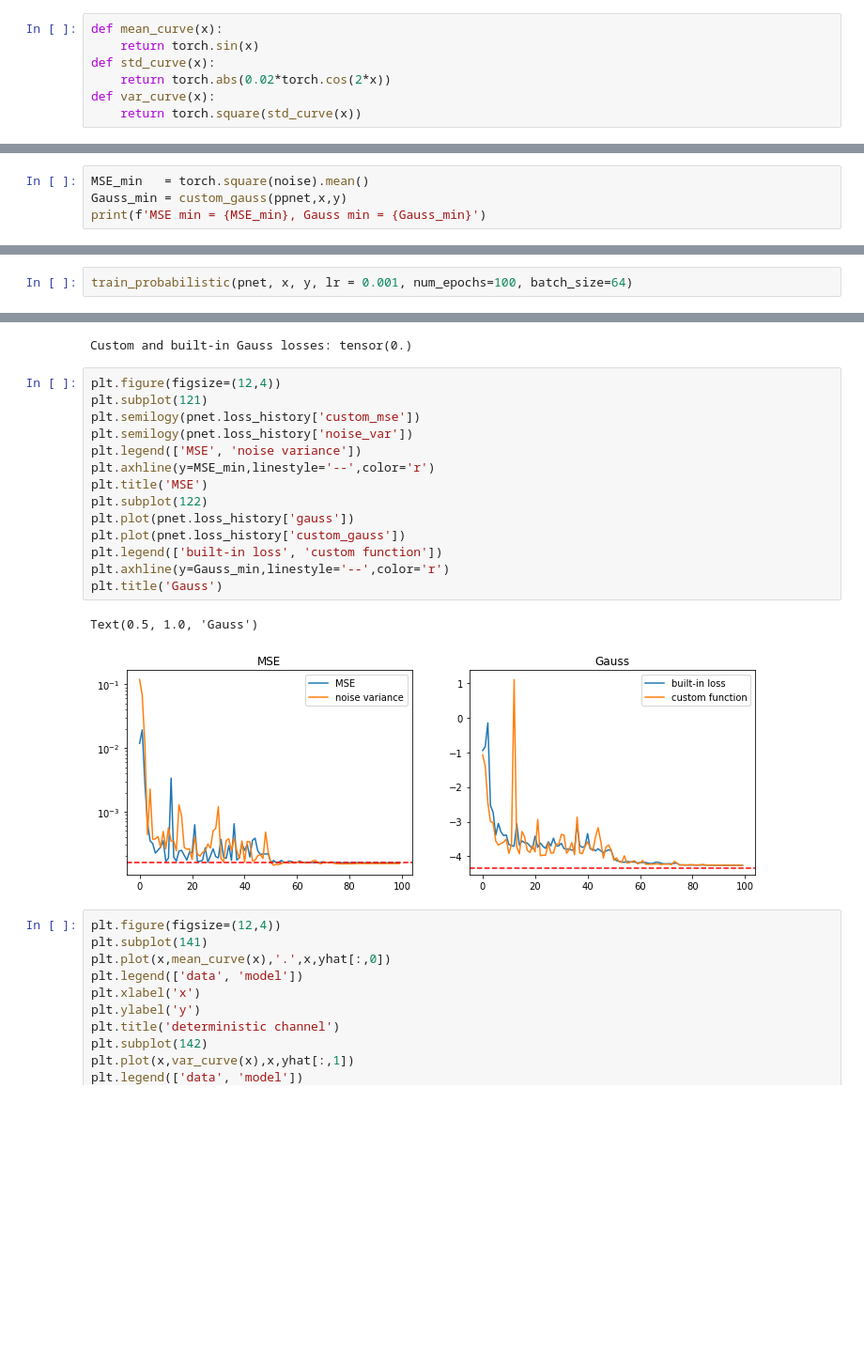
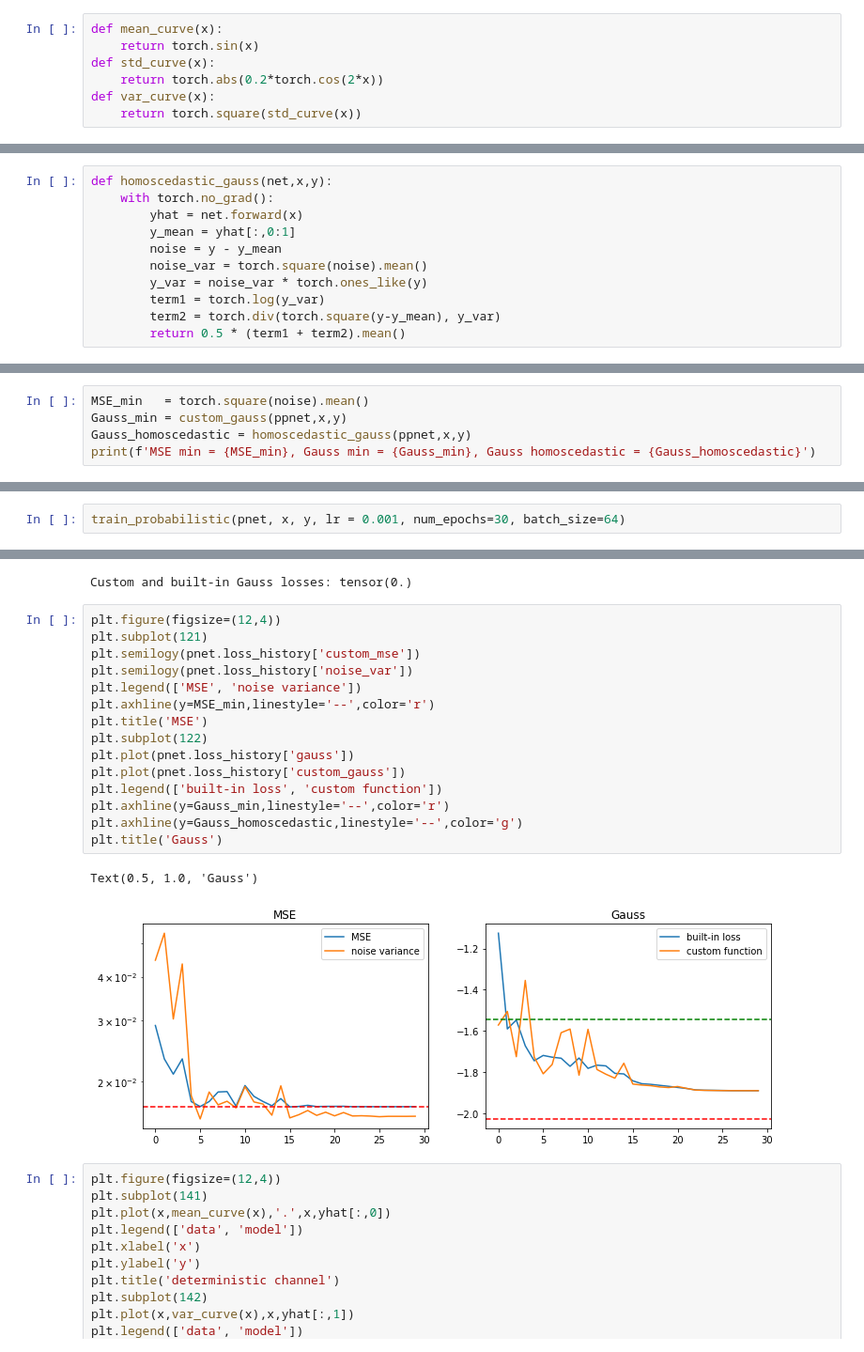
Before and after one commit to Pperezhogin/pyqg_experiments_Ross, a Jupyter notebook: pyqg_subgrid_experiments/GaussianLoss_1D.ipynb, the cells around one changed output, grey strips where cells are left out. Shown at 94% size. Drawn from its saved outputs; the diff is of its cells as text; blank space fills up the shorter version.

Commit message:
add homoscedastic noise

```diff
--- a/pyqg_subgrid_experiments/GaussianLoss_1D.ipynb
+++ b/pyqg_subgrid_experiments/GaussianLoss_1D.ipynb
@@ -17,7 +17,7 @@ Npoints = 10000
 def mean_curve(x):
     return torch.sin(x)
 def std_curve(x):
-    return torch.abs(0.02*torch.cos(2*x))
+    return torch.abs(0.2*torch.cos(2*x))
 def var_curve(x):
     return torch.square(std_curve(x))
 # %%
@@ -46,10 +46,22 @@ class gauss_answer():
         self.var_fun  = var_fun
     def forward(self,x):
         return torch.cat((self.mean_fun(x), self.var_fun(x)), dim=1)
+# %%
+def homoscedastic_gauss(net,x,y):
+    with torch.no_grad():
+        yhat = net.forward(x)
+        y_mean = yhat[:,0:1]
+        noise = y - y_mean
+        noise_var = torch.square(noise).mean()
+        y_var = noise_var * torch.ones_like(y)
+        term1 = torch.log(y_var)
+        term2 = torch.div(torch.square(y-y_mean), y_var)
+        return 0.5 * (term1 + term2).mean()
 # %%
 ppnet = gauss_answer(mean_curve, var_curve)
 # %%
 MSE_min   = torch.square(noise).mean()
 Gauss_min = custom_gauss(ppnet,x,y)
-print(f'MSE min = {MSE_min}, Gauss min = {Gauss_min}')
+Gauss_homoscedastic = homoscedastic_gauss(ppnet,x,y)
+print(f'MSE min = {MSE_min}, Gauss min = {Gauss_min}, Gauss homoscedastic = {Gauss_homoscedastic}')
 # %% [output]
@@ -199,5 +211,5 @@ plt.legend(['Math expectation', 'prediction'])
 # %%
 pnet = Net(100,10,ANN_type='Gauss')
 # %%
-train_probabilistic(pnet, x, y, lr = 0.001, num_epochs=100, batch_size=64)
+train_probabilistic(pnet, x, y, lr = 0.001, num_epochs=30, batch_size=64)
 # %% [output]
@@ -223,20 +228,21 @@ Custom and built-in Gauss losses: tensor(0.)
 # %%
 plt.figure(figsize=(12,4))
 plt.subplot(121)
 plt.semilogy(pnet.loss_history['custom_mse'])
 plt.semilogy(pnet.loss_history['noise_var'])
 plt.legend(['MSE', 'noise variance'])
 plt.axhline(y=MSE_min,linestyle='--',color='r')
 plt.title('MSE')
 plt.subplot(122)
 plt.plot(pnet.loss_history['gauss'])
 plt.plot(pnet.loss_history['custom_gauss'])
 plt.legend(['built-in loss', 'custom function'])
 plt.axhline(y=Gauss_min,linestyle='--',color='r')
+plt.axhline(y=Gauss_homoscedastic,linestyle='--',color='g')
 plt.title('Gauss')
 # %% [output]
 Text(0.5, 1.0, 'Gauss')
-[figure, old version]
+[figure, new version]
 # %%
 plt.figure(figsize=(12,4))
 plt.subplot(141)
```
Also changed, not shown: parts of 3 cells of this notebook.
